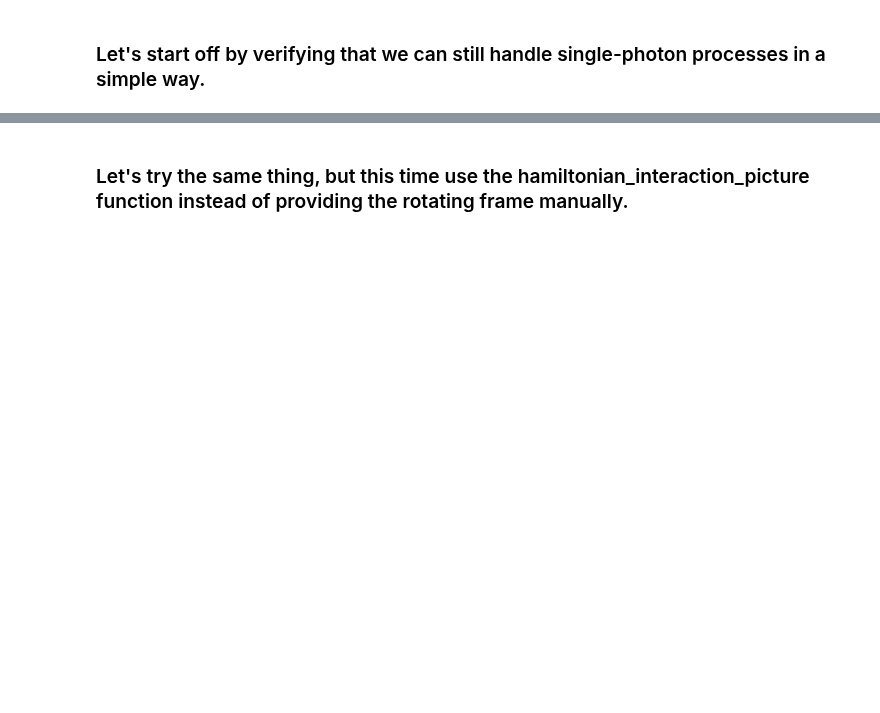
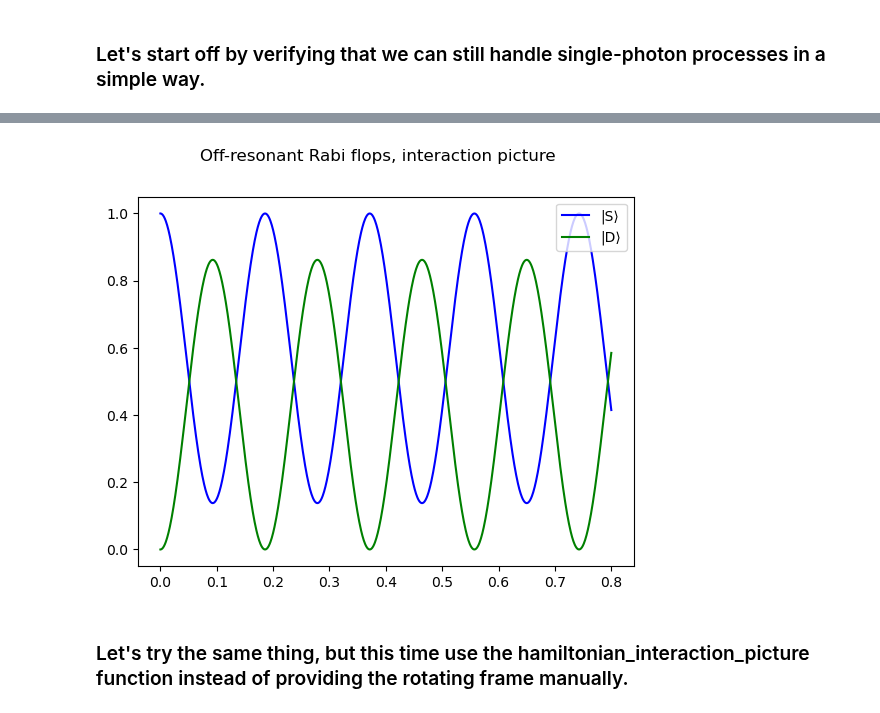
Before and after one commit to HaeffnerLab/IonSim.jl, a Jupyter notebook: examples/rotating_frame_examples.ipynb, the cells around one changed output, grey strips where cells are left out. Drawn from its saved outputs; the diff is of its cells as text; code cells hidden in the pictures; blank space fills up the shorter version.

```diff
--- a/examples/rotating_frame_examples.ipynb
+++ b/examples/rotating_frame_examples.ipynb
@@ -94,3 +87,31 @@ ax1.legend(loc=1)
+# %%
+#=Let's go to the interaction picture so that we can handle our one-photon process. We can do it manually
+or automatically. For starters, let's see how it is done manually.=#
+
+#=This vector u contains two vectors, each of which associates a state with an angular frequency, and that
+frequency is chosen to be -2π*(the energy of the state)=#
+u = []
+ωs = 2π * energy(my_ion, "S", B = B, ignore_starkshift = true)
+ωd = 2π * energy(my_ion, "D", B = B, ignore_starkshift = true)
+x = [(("S1/2",-1/2),-ωs),(("D5/2",-1/2),-ωd)]
+push!(u,x)
+h = hamiltonian(my_trap, rwa_cutoff=1.01*Δ, lamb_dicke_order=2, u=u)
+_, ρt = timeevolution.master_dynamic(tspan, ρi, (t, ρ) -> (h(t, ρ), [J], [J], [γ]))
+
+slist = real(expect(ionprojector(my_trap,"S"),ρt))
+dlist = real(expect(ionprojector(my_trap,"D"),ρt))
+
+fig, (ax1) = plt.subplots(1)
+fig.suptitle("Off-resonant Rabi flops, interaction picture")
+ax1.plot(tspan,slist,color="blue",label="|S⟩")
+ax1.plot(tspan,dlist,color="green",label="|D⟩")
+ax1.legend(loc=1);
+#=Set the rwa cutoff exceed the laser detuning and we will see the dynamics.
+This is because the interaction picture DOES NOT eliminate time dependence entirely, it just leaves
+elements rotating at the laser detuning. It is possible to make a transformation in this case which
+TOTALLY eliminates time dependence, and this would let us see dynamics as long as rwa_cutoff>0! =#
+# %% [output]
+[figure, added]
 # %% [markdown]
 ### Let's try the same thing, but this time use the hamiltonian_interaction_picture function instead of providing the rotating frame manually.
 # %%
```
Also changed, not shown: parts of 11 cells of this notebook.
